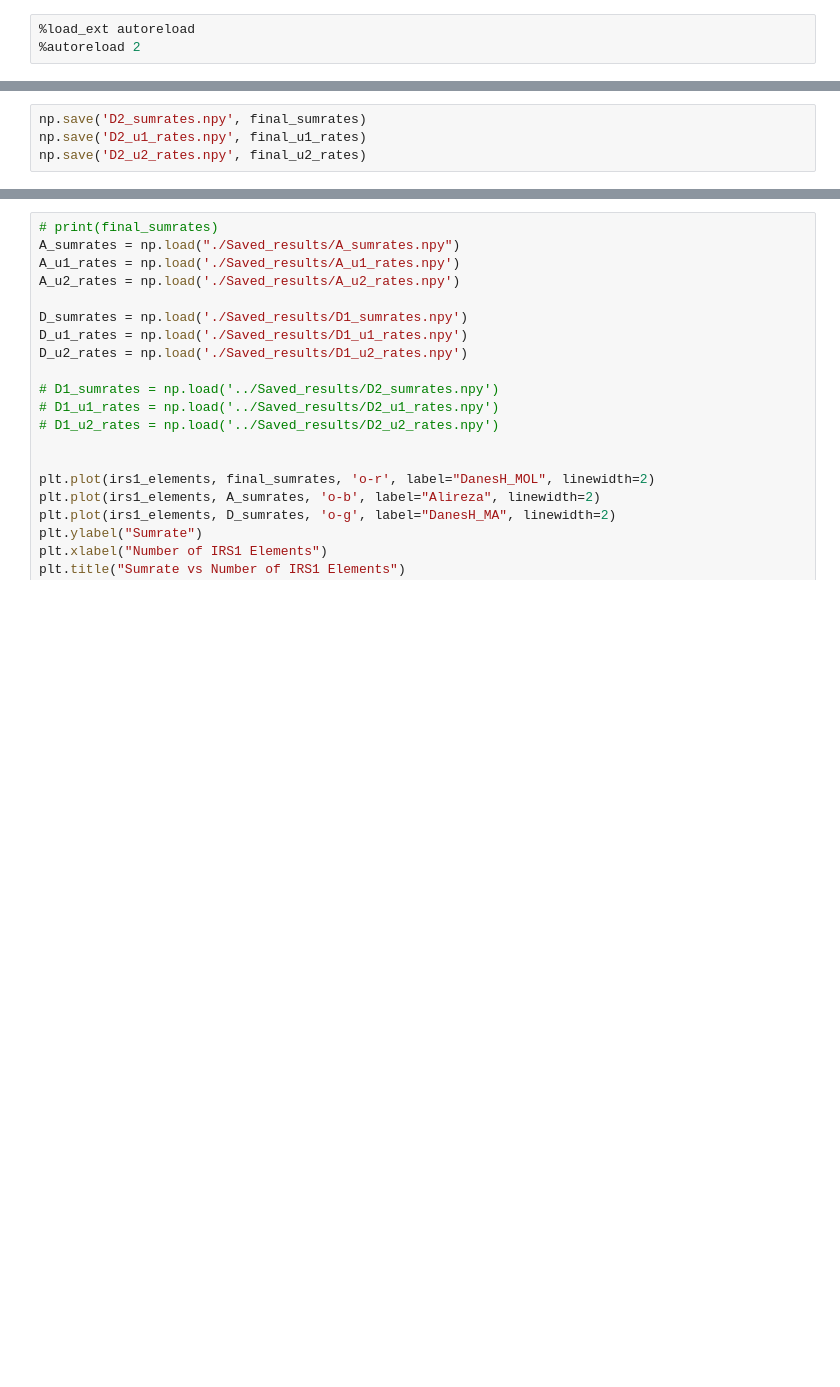
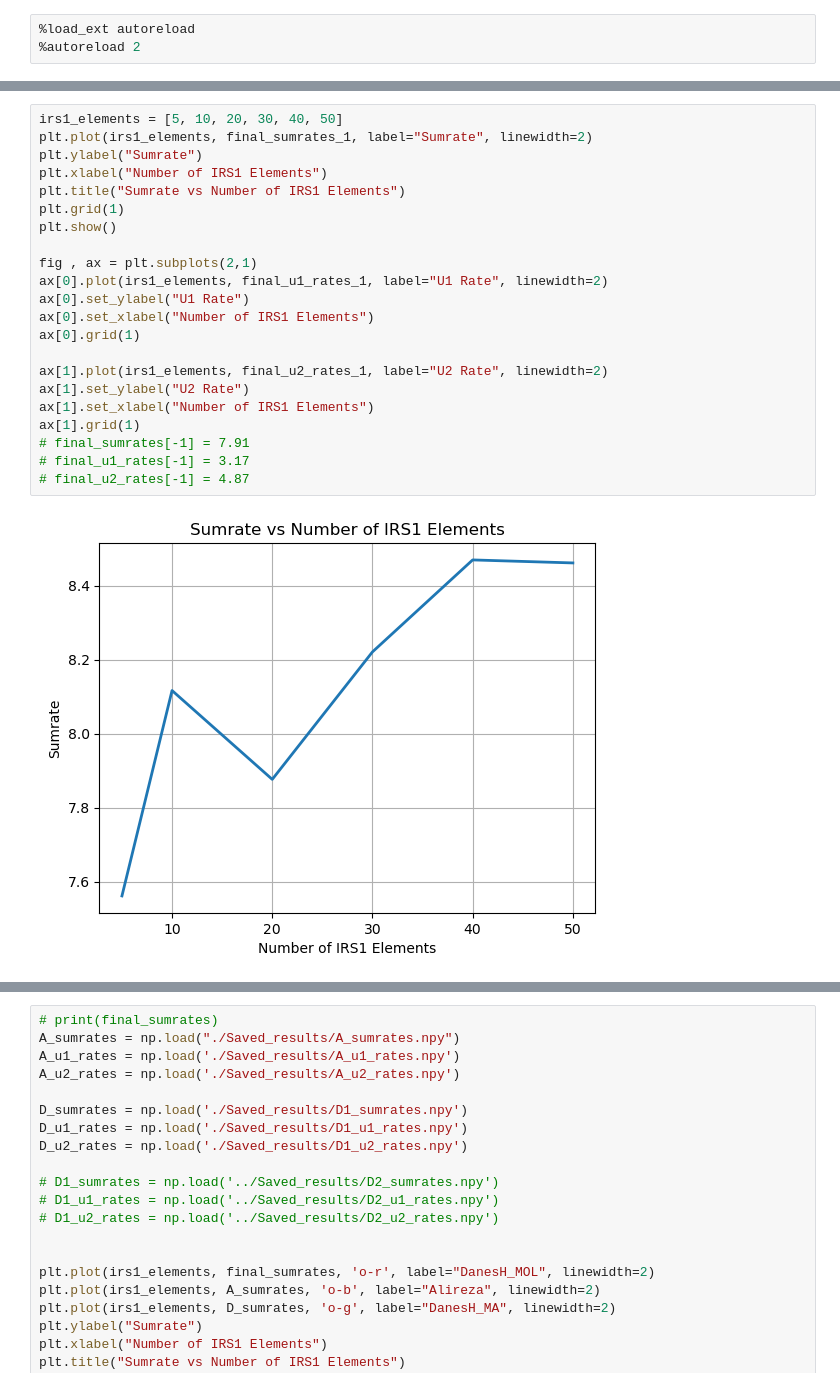
Before and after one commit to DanesH-Abdollahi/IRS-Project, a Jupyter notebook: src/main.ipynb, the cells around one changed output, grey strips where cells are left out. Saved outputs shown, nothing was run; the diff lists cells and outputs as text; blank space fills up the shorter version.

```diff
--- a/src/main.ipynb
+++ b/src/main.ipynb
@@ -423,4 +293,24 @@ Sumrate =  4.89      U1_Rate_1 =  0.702           U2_Rate_1 =  4.19
-# %%
-np.save('D2_sumrates.npy', final_sumrates)
-np.save('D2_u1_rates.npy', final_u1_rates)
-np.save('D2_u2_rates.npy', final_u2_rates)
+# %%
+irs1_elements = [5, 10, 20, 30, 40, 50]
+plt.plot(irs1_elements, final_sumrates_1, label="Sumrate", linewidth=2)
+plt.ylabel("Sumrate")
+plt.xlabel("Number of IRS1 Elements")
+plt.title("Sumrate vs Number of IRS1 Elements")
+plt.grid(1)
+plt.show()
+
+fig , ax = plt.subplots(2,1)
+ax[0].plot(irs1_elements, final_u1_rates_1, label="U1 Rate", linewidth=2)
+ax[0].set_ylabel("U1 Rate")
+ax[0].set_xlabel("Number of IRS1 Elements")
+ax[0].grid(1)
+
+ax[1].plot(irs1_elements, final_u2_rates_1, label="U2 Rate", linewidth=2)
+ax[1].set_ylabel("U2 Rate")
+ax[1].set_xlabel("Number of IRS1 Elements")
+ax[1].grid(1)
+# final_sumrates[-1] = 7.91
+# final_u1_rates[-1] = 3.17
+# final_u2_rates[-1] = 4.87
+# %% [output]
+[figure, added]
```
Also changed, not shown: parts of 11 cells of this notebook, 5 other files.
